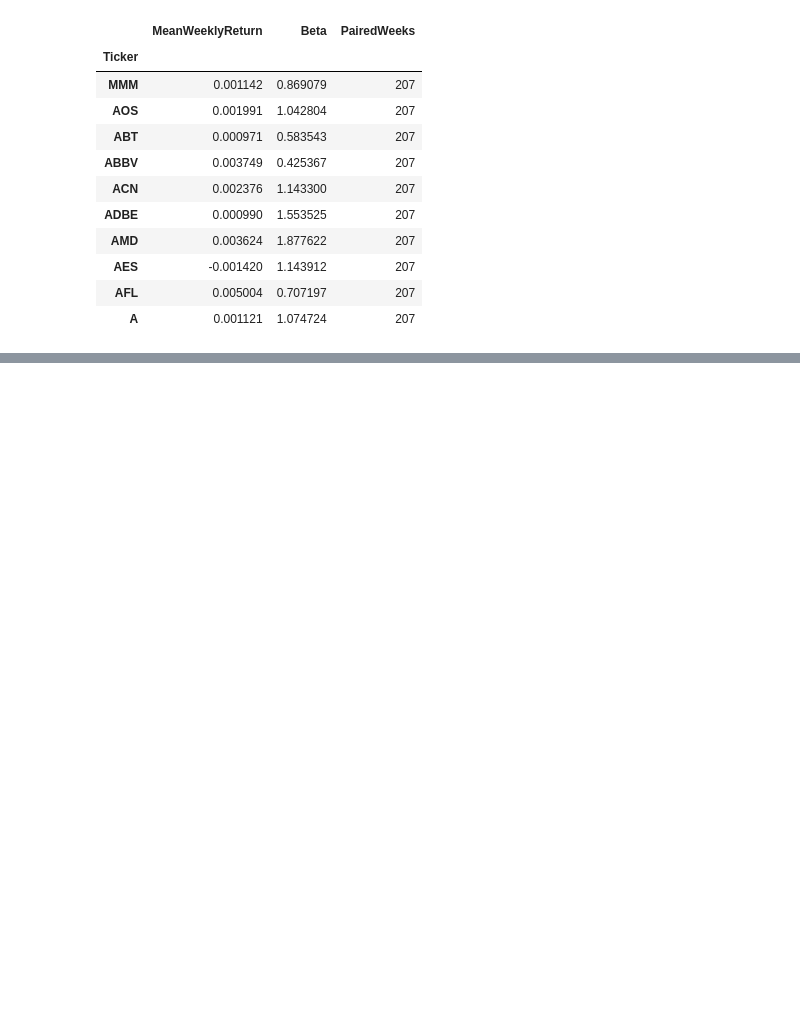
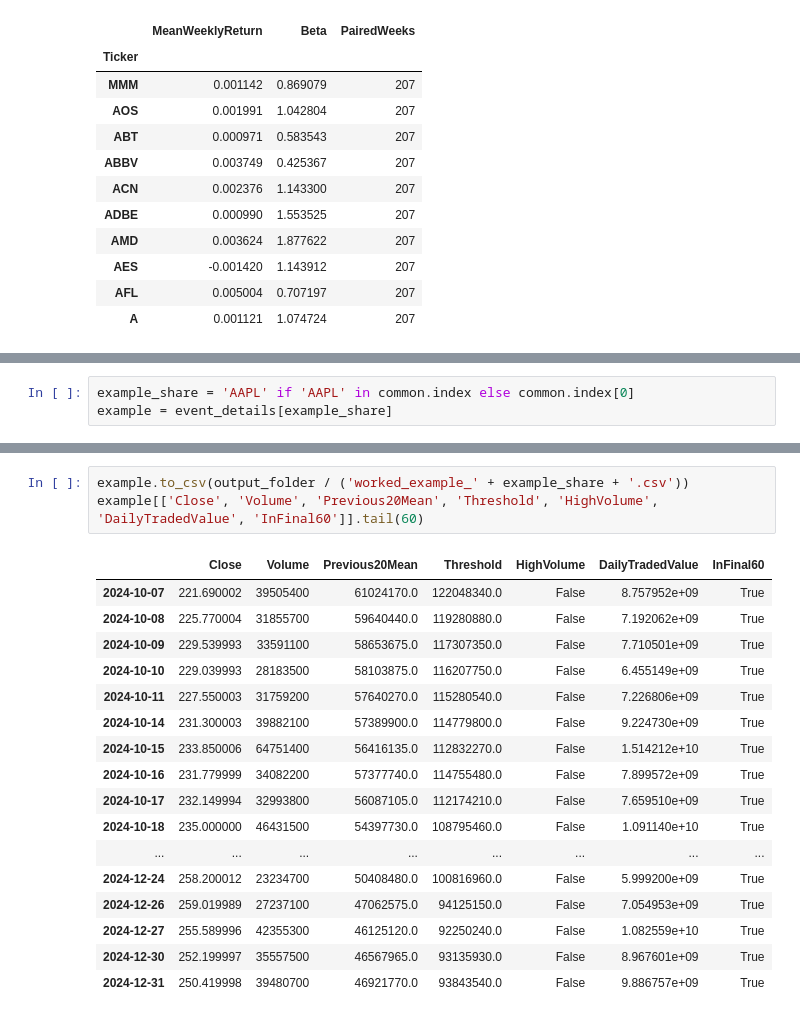
Before and after one commit to iffathsaleem/RFM-Market-Analysis-Stock-Segmentation., a Jupyter notebook: Market_Analysis_and_Stock_Segmentation_Using_RFM_CW.ipynb, the cells around one changed output, grey strips where cells are left out. Cells and saved outputs as stored; diff of their text form; blank space fills up the shorter version.

```diff
--- a/Market_Analysis_and_Stock_Segmentation_Using_RFM_CW.ipynb
+++ b/Market_Analysis_and_Stock_Segmentation_Using_RFM_CW.ipynb
@@ -498,0 +658,3 @@ return_df.head(10)
+# %%
+example_share = 'AAPL' if 'AAPL' in common.index else common.index[0]
+example = event_details[example_share]
@@ -498,0 +671,21 @@ return_df.head(10)
+# %%
+example.to_csv(output_folder / ('worked_example_' + example_share + '.csv'))
+example[['Close', 'Volume', 'Previous20Mean', 'Threshold', 'HighVolume', 'DailyTradedValue', 'InFinal60']].tail(60)
+# %% [output]
+|  | Close | Volume | Previous20Mean | Threshold | HighVolume | DailyTradedValue | InFinal60 |
+| 2024-10-07 | 221.690002 | 39505400 | 61024170.0 | 122048340.0 | False | 8.757952e+09 | True |
+| 2024-10-08 | 225.770004 | 31855700 | 59640440.0 | 119280880.0 | False | 7.192062e+09 | True |
+| 2024-10-09 | 229.539993 | 33591100 | 58653675.0 | 117307350.0 | False | 7.710501e+09 | True |
+| 2024-10-10 | 229.039993 | 28183500 | 58103875.0 | 116207750.0 | False | 6.455149e+09 | True |
+| 2024-10-11 | 227.550003 | 31759200 | 57640270.0 | 115280540.0 | False | 7.226806e+09 | True |
+| 2024-10-14 | 231.300003 | 39882100 | 57389900.0 | 114779800.0 | False | 9.224730e+09 | True |
+| 2024-10-15 | 233.850006 | 64751400 | 56416135.0 | 112832270.0 | False | 1.514212e+10 | True |
+| 2024-10-16 | 231.779999 | 34082200 | 57377740.0 | 114755480.0 | False | 7.899572e+09 | True |
+| 2024-10-17 | 232.149994 | 32993800 | 56087105.0 | 112174210.0 | False | 7.659510e+09 | True |
+| 2024-10-18 | 235.000000 | 46431500 | 54397730.0 | 108795460.0 | False | 1.091140e+10 | True |
+| ... | ... | ... | ... | ... | ... | ... | ... |
+| 2024-12-24 | 258.200012 | 23234700 | 50408480.0 | 100816960.0 | False | 5.999200e+09 | True |
+| 2024-12-26 | 259.019989 | 27237100 | 47062575.0 | 94125150.0 | False | 7.054953e+09 | True |
+| 2024-12-27 | 255.589996 | 42355300 | 46125120.0 | 92250240.0 | False | 1.082559e+10 | True |
+| 2024-12-30 | 252.199997 | 35557500 | 46567965.0 | 93135930.0 | False | 8.967601e+09 | True |
+| 2024-12-31 | 250.419998 | 39480700 | 46921770.0 | 93843540.0 | False | 9.886757e+09 | True |
```
Also changed, not shown: parts of 33 cells of this notebook.
